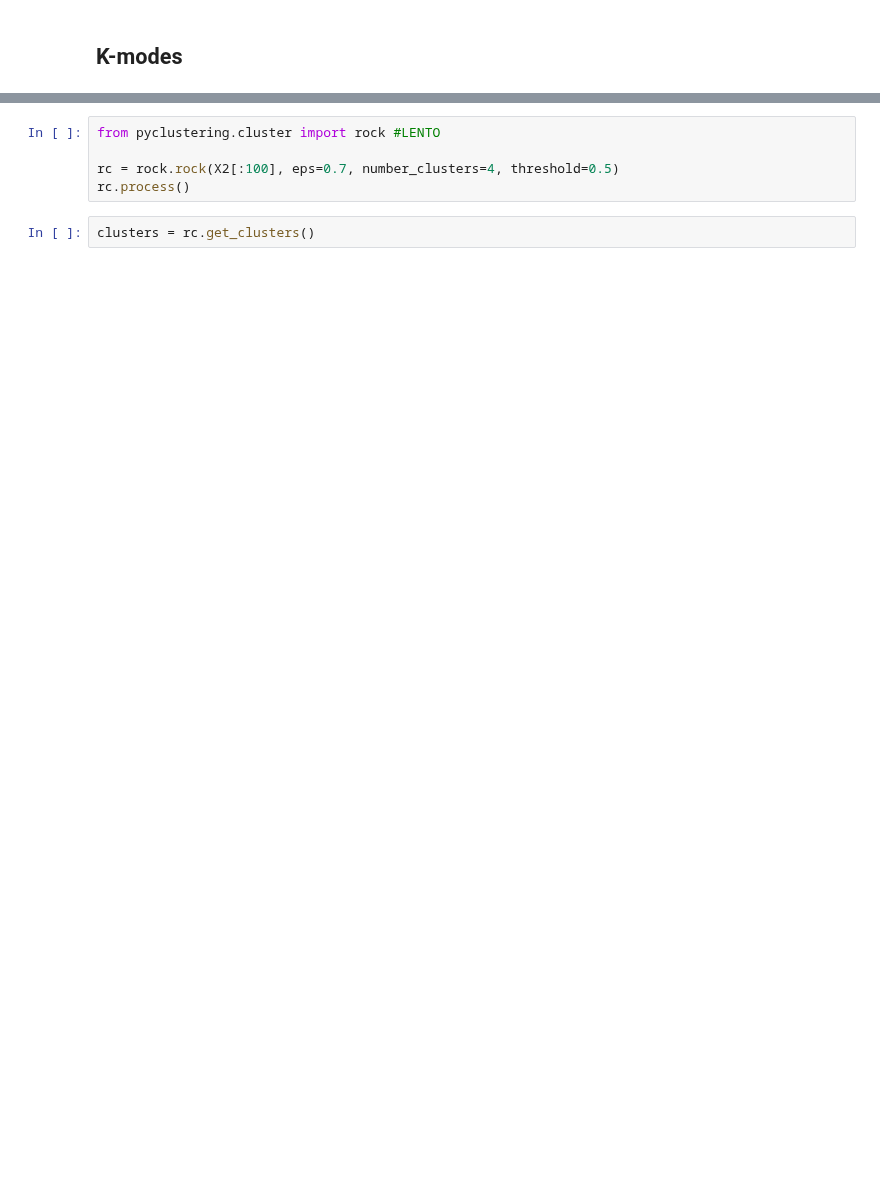
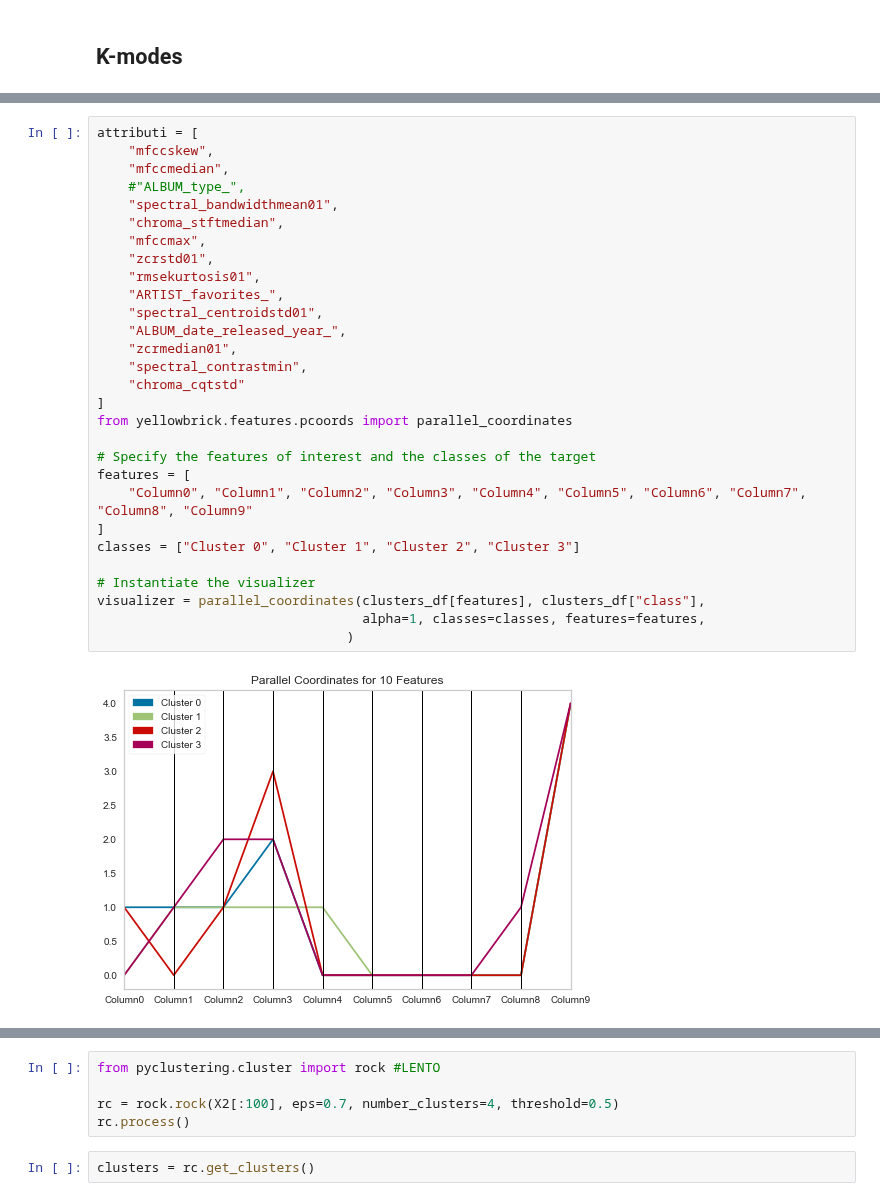
Before and after one commit to cri98li/Data-Mining-2-Project-ts-classification, a Jupyter notebook: Fase 4.3 - Transactional Clustering.ipynb, the cells around one changed output, grey strips where cells are left out. Saved outputs shown, nothing was run; the diff lists cells and outputs as text; blank space fills up the shorter version.

```diff
--- a/Fase 4.3 - Transactional Clustering.ipynb
+++ b/Fase 4.3 - Transactional Clustering.ipynb
@@ -217,0 +309,31 @@ clusters = km.fit_predict(X)
+# %%
+attributi = [
+    "mfccskew",
+    "mfccmedian",
+    #"ALBUM_type_",
+    "spectral_bandwidthmean01",
+    "chroma_stftmedian",
+    "mfccmax",
+    "zcrstd01",
+    "rmsekurtosis01",
+    "ARTIST_favorites_",
+    "spectral_centroidstd01",
+    "ALBUM_date_released_year_",
+    "zcrmedian01",
+    "spectral_contrastmin",
+    "chroma_cqtstd"
+]
+from yellowbrick.features.pcoords import parallel_coordinates
+
+# Specify the features of interest and the classes of the target
+features = [
+    "Column0", "Column1", "Column2", "Column3", "Column4", "Column5", "Column6", "Column7", "Column8", "Column9"
+]
+classes = ["Cluster 0", "Cluster 1", "Cluster 2", "Cluster 3"]
+
+# Instantiate the visualizer
+visualizer = parallel_coordinates(clusters_df[features], clusters_df["class"],
+                                  alpha=1, classes=classes, features=features,
+                                )
+# %% [output]
+[figure, added]
```
Also changed, not shown: parts of 15 cells of this notebook.
